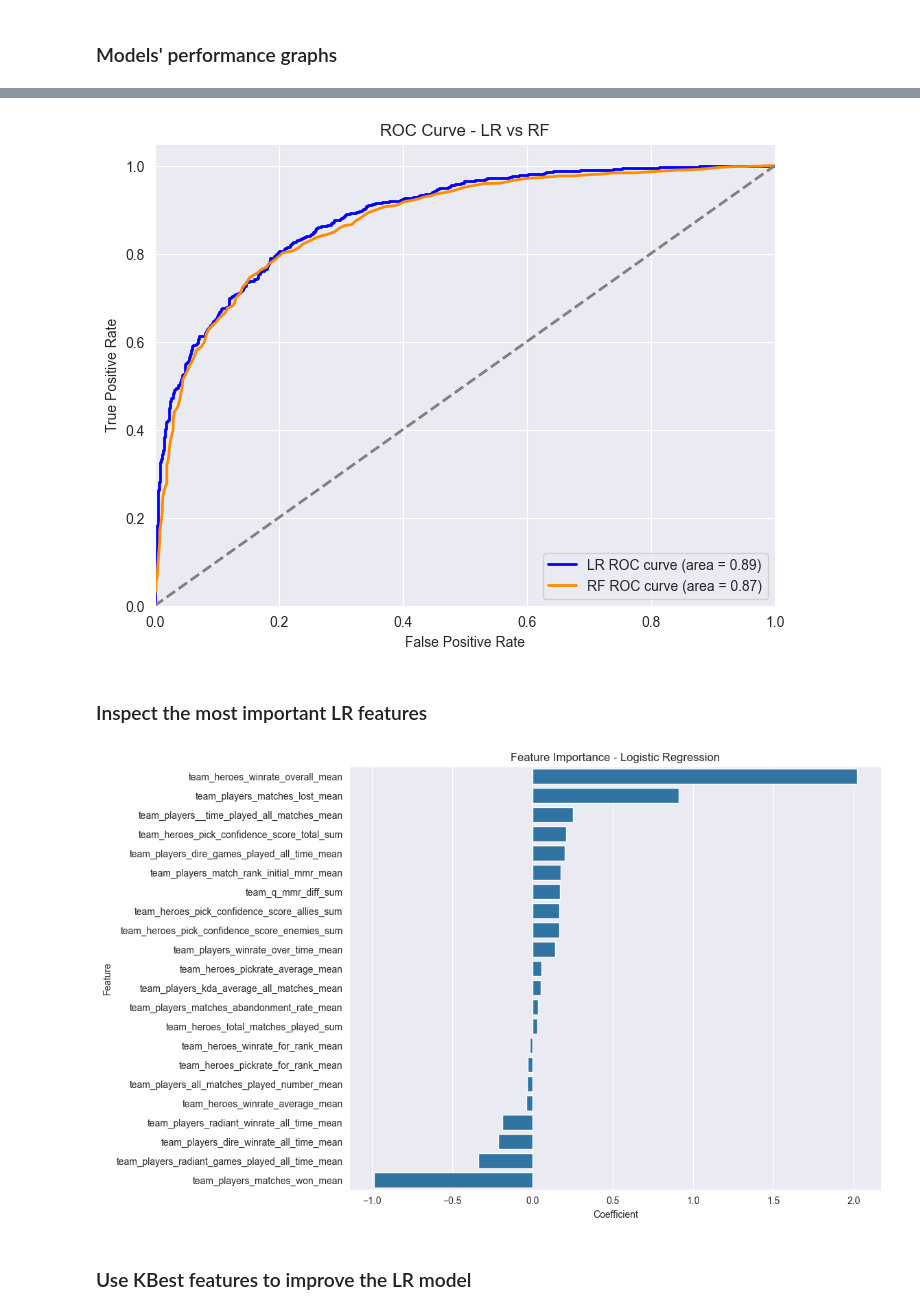
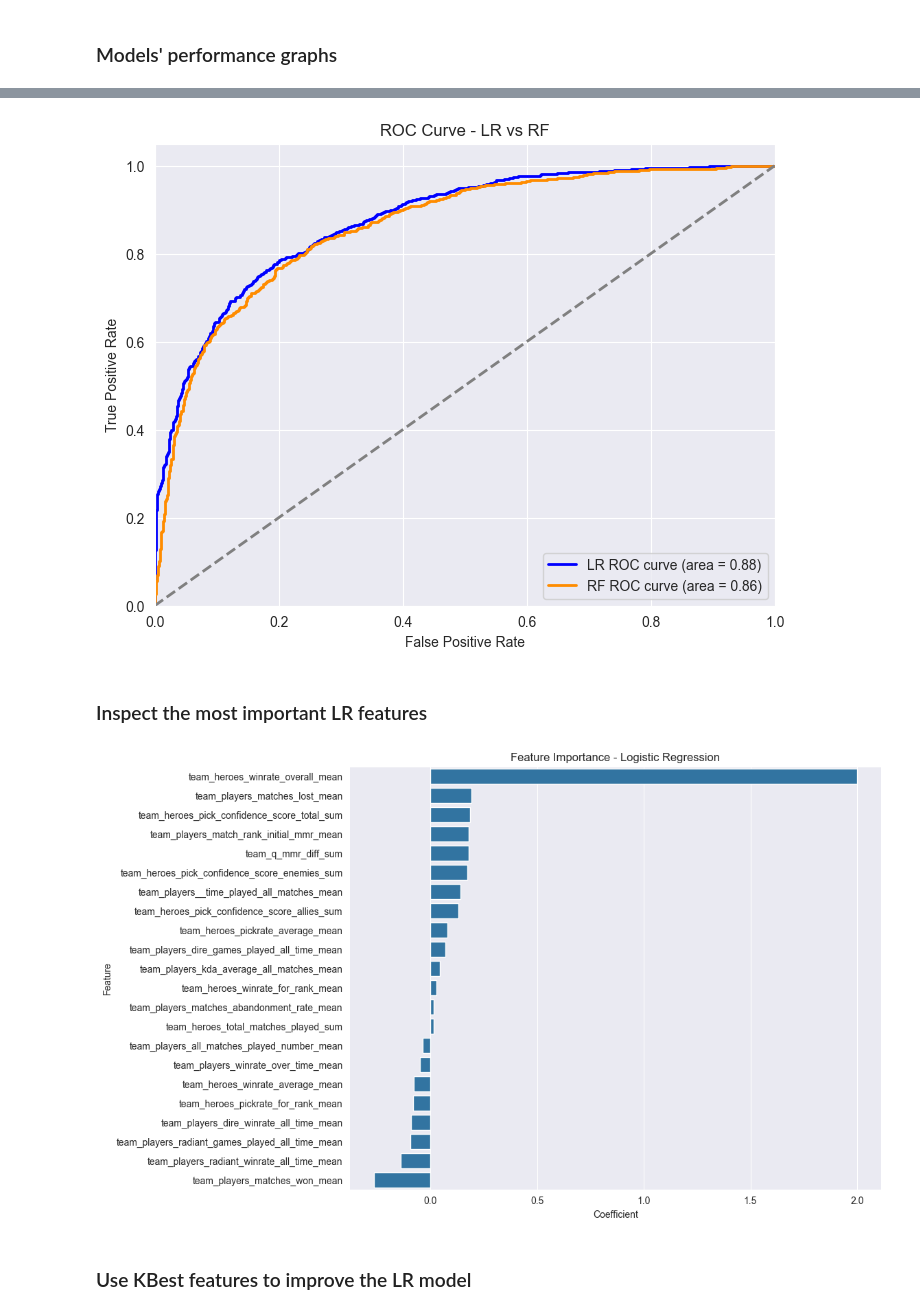
Before and after one commit to Avariq/DotaAIPredictions, a Jupyter notebook: notebooks/models_training_v2.ipynb, the cells around one changed output, grey strips where cells are left out. Cells and saved outputs as stored; diff of their text form; code cells hidden in the pictures.

```diff
--- a/notebooks/models_training_v2.ipynb
+++ b/notebooks/models_training_v2.ipynb
@@ -131,0 +134,2 @@ plt.show()
+# %%
+df = df[abs(df['team_heroes_pick_confidence_score_total_sum']) < 21]
@@ -250,5 +299,4 @@ from sklearn.linear_model import LogisticRegression
 from sklearn.pipeline import make_pipeline
 from sklearn.preprocessing import StandardScaler
 
-pipe = make_pipeline(StandardScaler(), LogisticRegression())
-pipe.fit(X_train, y_train)
+pipe = make_pipeline(StandardScaler(), LogisticRegression(max_iter=1000))
@@ -257,0 +303,18 @@ Pipeline(steps=[('standardscaler', StandardScaler()),
+# %%
+from sklearn.model_selection import GridSearchCV
+
+param_grid = {
+    'logisticregression__C': [0.0001, 0.001, 0.01, 0.02, 0.03, 0.08, 0.09, 0.1, 1, 10, 100],
+    'logisticregression__penalty': ['l2'],
+    'logisticregression__solver': ['liblinear', 'newton-cg', 'lbfgs', 'sag', 'saga']
+}
+
+grid_search = GridSearchCV(pipe, param_grid, cv=5, scoring='accuracy')
+grid_search.fit(X_train, y_train)
+
+best_params = grid_search.best_params_
+print('Best Hyperparameters:', best_params)
+
+best_pipe = grid_search.best_estimator_
+test_accuracy = best_pipe.score(X_test, y_test)
+print('Test Accuracy:', test_accuracy)
@@ -258,9 +324,19 @@ Pipeline(steps=[('standardscaler', StandardScaler()),
 # %% [markdown]
 ### Test the LogisticRegression model
 # %%
-y_pred = pipe.predict(X_test)
+best_pipe.fit(X_train, y_train)
 
-print('Accuracy: ', pipe.score(X_test, y_test))
-print('Classification Report:')
+y_train_pred = best_pipe.predict(X_train)
+train_accuracy = accuracy_score(y_train, y_train_pred)
+print('Training Accuracy:', train_accuracy)
+
+print('Training Classification Report:')
+print(classification_report(y_train, y_train_pred))
+
+test_accuracy = best_pipe.score(X_test, y_test)
+print('\nTest Accuracy:', test_accuracy)
+
+y_pred = best_pipe.predict(X_test)
+print('Test Classification Report:')
 print(classification_report(y_test, y_pred))
 # %% [output]
@@ -318,5 +401,5 @@ plt.show()
 # %%
-lr_y_score = pipe.predict_proba(X_test)[:,1]
+lr_y_score = best_pipe.predict_proba(X_test)[:,1]
 lr_fpr, lr_tpr, _ = roc_curve(y_test, lr_y_score)
 lr_roc_auc = auc(lr_fpr, lr_tpr)
 
@@ -339,28 +422,24 @@ plt.title('ROC Curve - LR vs RF')
 plt.legend(loc="lower right")
 plt.show()
 # %% [output]
-[figure, old version]
+[figure, new version]
 # %% [markdown]
 ### Inspect the most important LR features
 # %%
-pipe = make_pipeline(StandardScaler(), LogisticRegression())
-
-pipe.fit(X_train, y_train)
-
-lr_coeffs = pipe.named_steps['logisticregression'].coef_[0]
+lr_coeffs = best_pipe.named_steps['logisticregression'].coef_[0]
 
 feature_importance_lr = pd.DataFrame({'Feature': X.columns, 'Coefficient': lr_coeffs})
 
 feature_importance_lr = feature_importance_lr.sort_values(by='Coefficient', ascending=False)
 
 plt.figure(figsize=(10, 8))
 sns.barplot(x='Coefficient', y='Feature', data=feature_importance_lr)
 plt.title('Feature Importance - Logistic Regression')
 plt.xlabel('Coefficient')
 plt.ylabel('Feature')
 plt.show()
 # %% [output]
-[figure, old version]
+[figure, new version]
 # %% [markdown]
 ### Use KBest features to improve the LR model
 # %%
```
Also changed, not shown: parts of 21 cells of this notebook, 9 other files.
